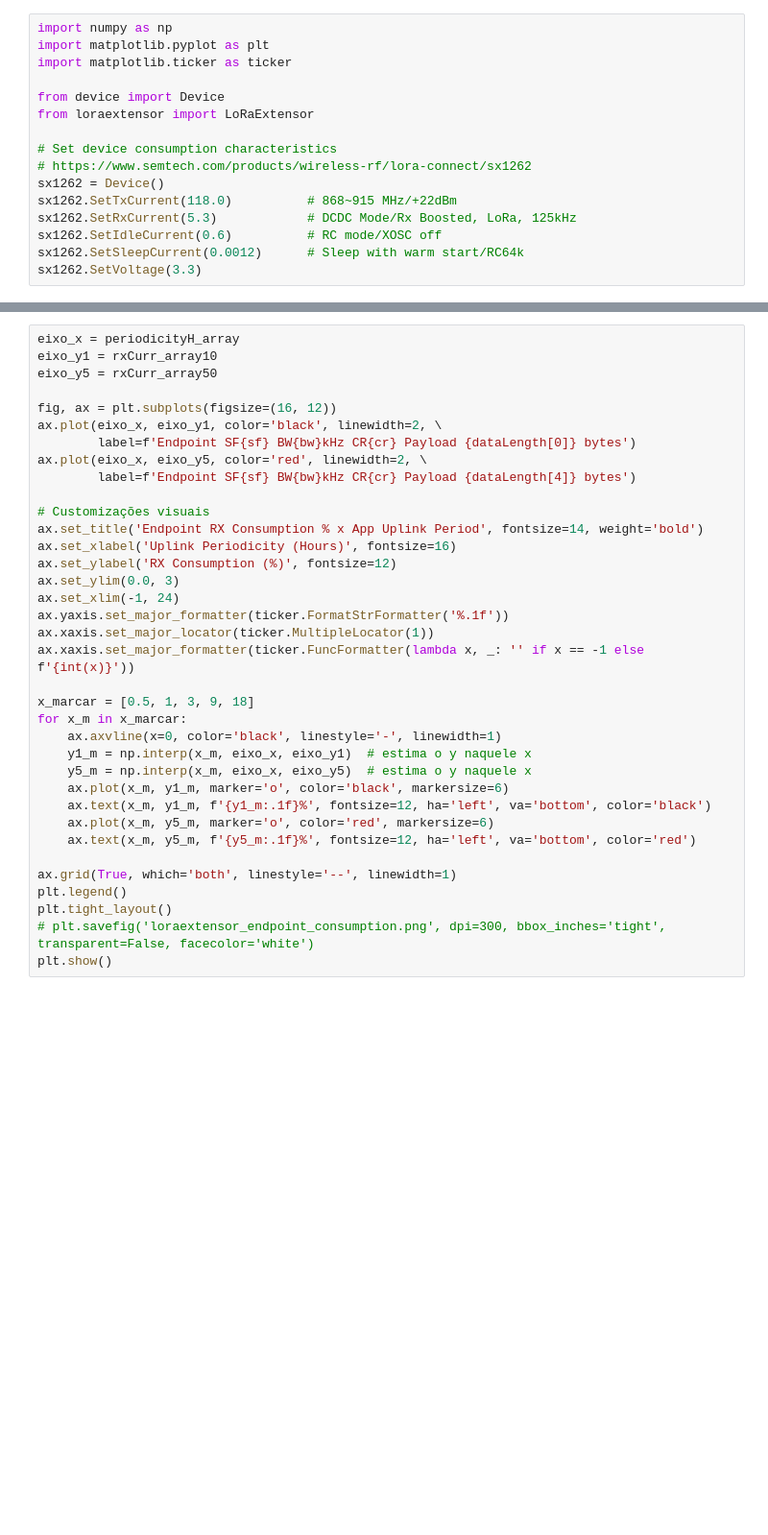
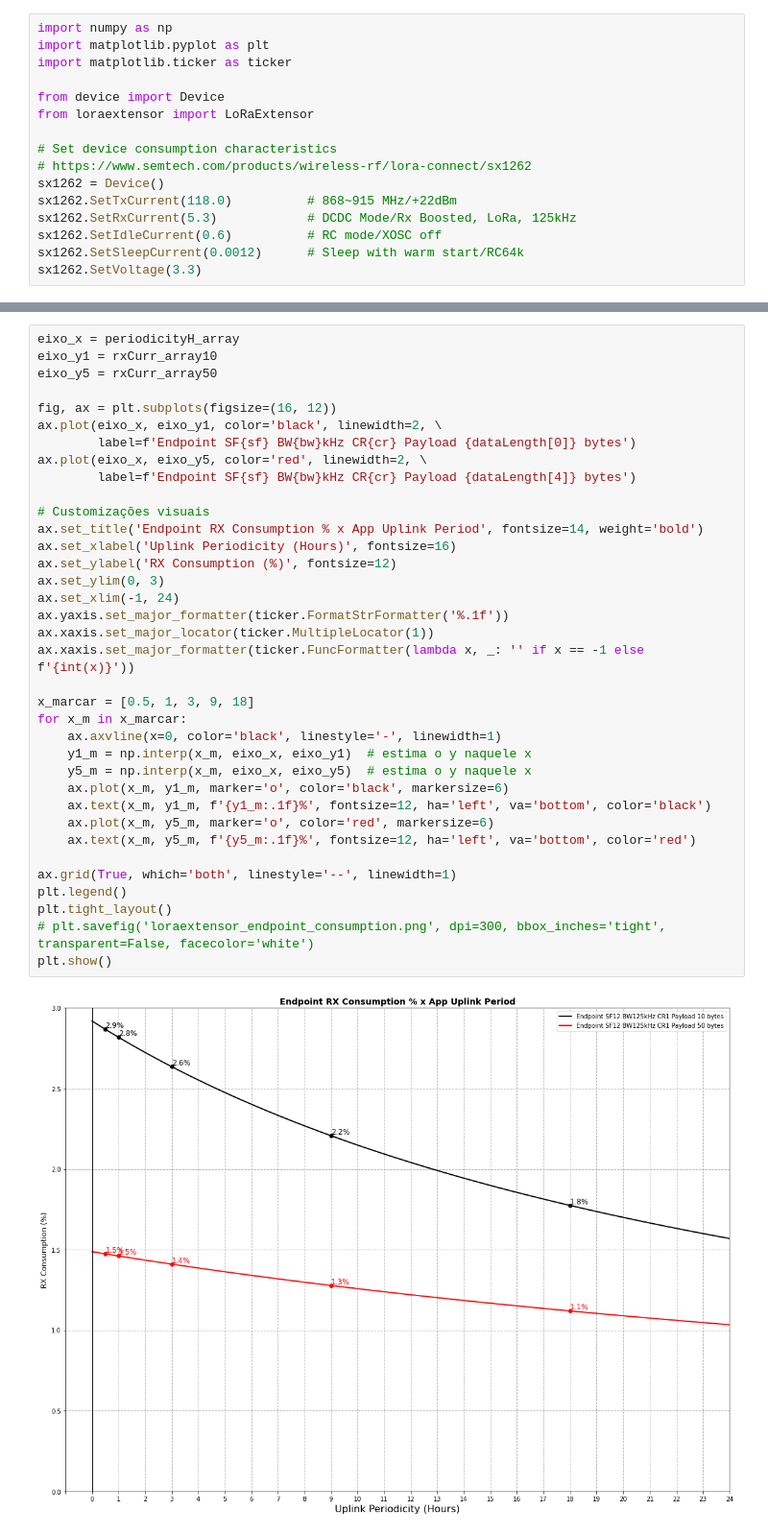
Before and after one commit to ykupas/LoRaExtender, a Jupyter notebook: loraextensor_endpoint.ipynb, the cells around one changed output, grey strips where cells are left out. Shown at 96% size. Cells and saved outputs as stored; diff of their text form; blank space fills up the shorter version.

```diff
--- a/loraextensor_endpoint.ipynb
+++ b/loraextensor_endpoint.ipynb
@@ -289,34 +313,36 @@ eixo_y5 = rxCurr_array50
 fig, ax = plt.subplots(figsize=(16, 12))
 ax.plot(eixo_x, eixo_y1, color='black', linewidth=2, \
         label=f'Endpoint SF{sf} BW{bw}kHz CR{cr} Payload {dataLength[0]} bytes')
 ax.plot(eixo_x, eixo_y5, color='red', linewidth=2, \
         label=f'Endpoint SF{sf} BW{bw}kHz CR{cr} Payload {dataLength[4]} bytes')
 
 # Customizações visuais
 ax.set_title('Endpoint RX Consumption % x App Uplink Period', fontsize=14, weight='bold')
 ax.set_xlabel('Uplink Periodicity (Hours)', fontsize=16)
 ax.set_ylabel('RX Consumption (%)', fontsize=12)
-ax.set_ylim(0.0, 3)
+ax.set_ylim(0, 3)
 ax.set_xlim(-1, 24)
 ax.yaxis.set_major_formatter(ticker.FormatStrFormatter('%.1f'))
 ax.xaxis.set_major_locator(ticker.MultipleLocator(1))
 ax.xaxis.set_major_formatter(ticker.FuncFormatter(lambda x, _: '' if x == -1 else f'{int(x)}'))
 
 x_marcar = [0.5, 1, 3, 9, 18]
 for x_m in x_marcar:
     ax.axvline(x=0, color='black', linestyle='-', linewidth=1)
     y1_m = np.interp(x_m, eixo_x, eixo_y1)  # estima o y naquele x
     y5_m = np.interp(x_m, eixo_x, eixo_y5)  # estima o y naquele x
     ax.plot(x_m, y1_m, marker='o', color='black', markersize=6)
     ax.text(x_m, y1_m, f'{y1_m:.1f}%', fontsize=12, ha='left', va='bottom', color='black')
     ax.plot(x_m, y5_m, marker='o', color='red', markersize=6)
     ax.text(x_m, y5_m, f'{y5_m:.1f}%', fontsize=12, ha='left', va='bottom', color='red')
 
 ax.grid(True, which='both', linestyle='--', linewidth=1)
 plt.legend()
 plt.tight_layout()
 # plt.savefig('loraextensor_endpoint_consumption.png', dpi=300, bbox_inches='tight', transparent=False, facecolor='white')
 plt.show()
+# %% [output]
+[figure, added]
 # %%
 eixo_x = periodicityH_array
 eixo_y1 = sleepCurr_array10
```
Also changed, not shown: parts of 17 cells of this notebook, 4 other files.
